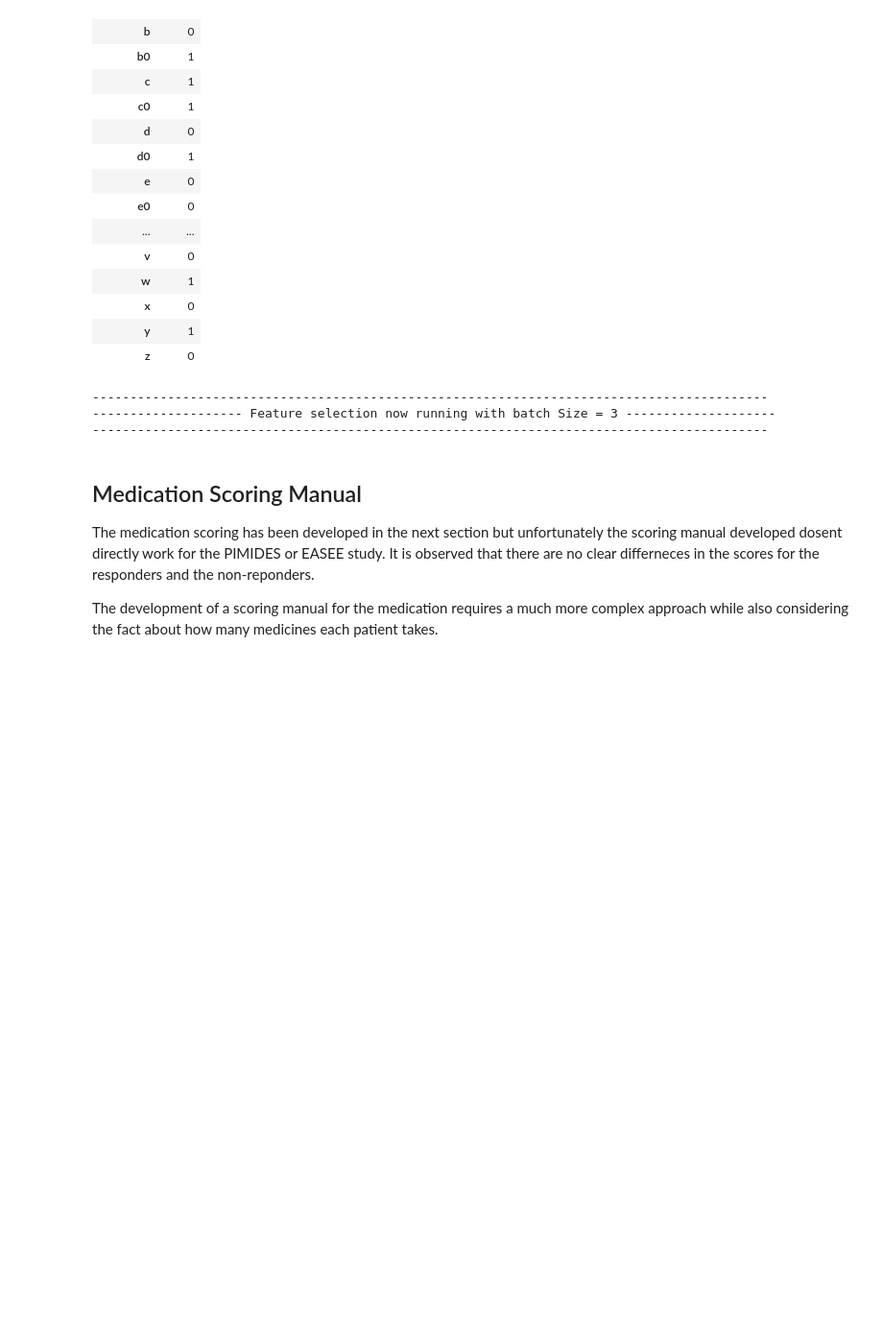
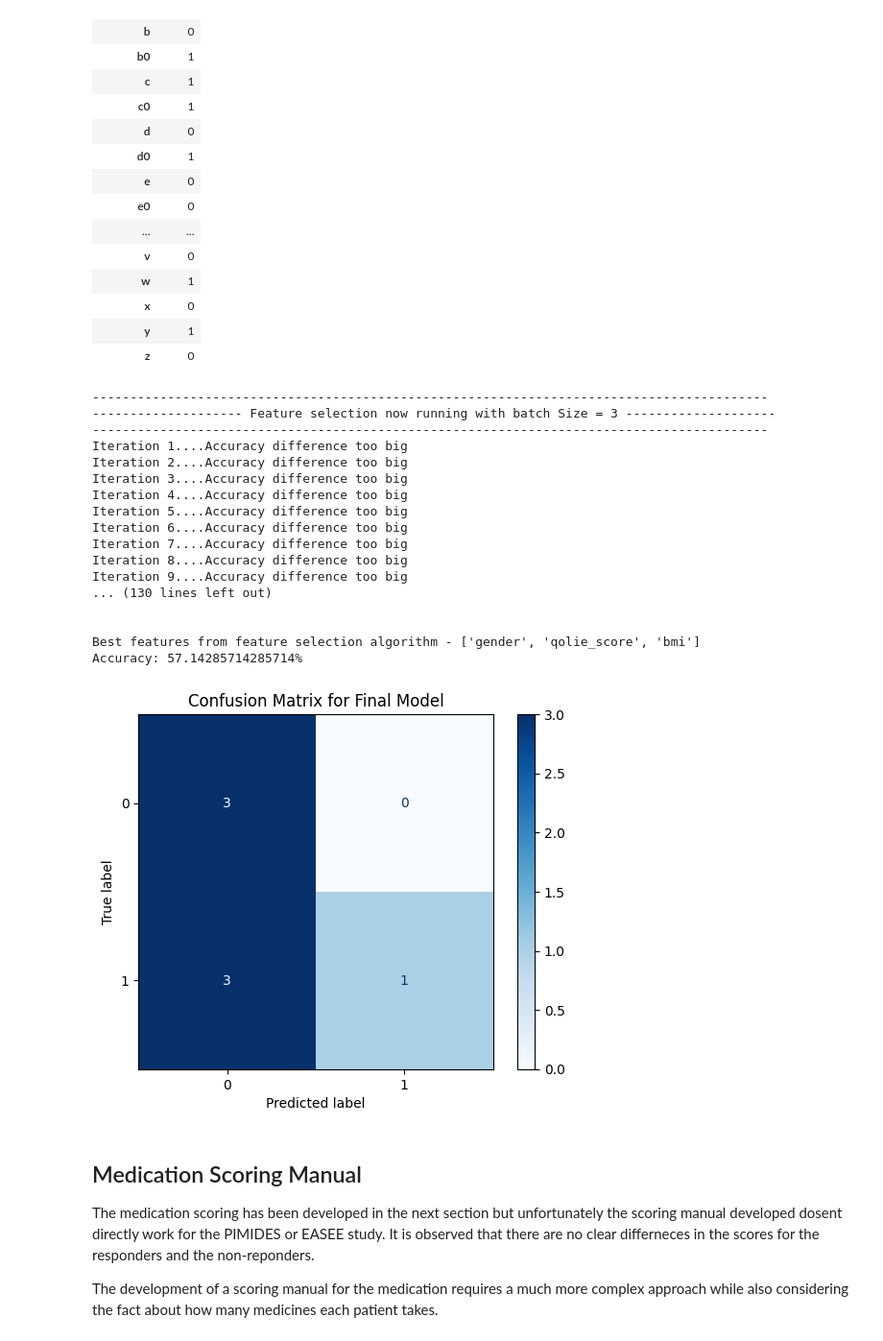
Before and after one commit to AbhirajDaddi/miism_precisis, a Jupyter notebook: xgb_data.ipynb, the cells around one changed output. Shown at 96% size. Cells and saved outputs as stored; diff of their text form; code cells hidden in the pictures; blank space fills up the shorter version.

```diff
--- a/xgb_data.ipynb
+++ b/xgb_data.ipynb
@@ -162,7 +162,7 @@ def feature_selection(batch_size):
         X_train, X_test, y_train, y_test = train_test_split(X, y, test_size=0.2, random_state=42)
 
         # Train the XGBoost classifier
-        classifier = XGBClassifier(n_estimators=128, max_depth=8, learning_rate=0.01, random_state=42)
+        classifier = XGBClassifier(n_estimators=128, max_depth=8, learning_rate=0.001, random_state=42)
         model = classifier.fit(X_train, y_train)
 
         # make predictions on training data
@@ -192,7 +192,11 @@ def feature_selection(batch_size):
         else:
             print(f'Iteration {i + 1}....Accuracy difference too big')
 
-    return best_features, best_accuracy_train, best_accuracy_test
+        # this loops makes sure that if none of the features give a good result then the loop is completely ignored
+        if (accuracy_train - accuracy_test) == 0 and features == None:
+            accuracy_difference = 100
+
+    return best_features, best_accuracy_train, best_accuracy_test, accuracy_difference
 # %%
 def call_feature_selection(batch_size_range):
     """A function used to call the feature selection function for different sets of batch size
@@ -213,10 +217,10 @@ def call_feature_selection(batch_size_range):
     # iterate through the range of batch size
     for i in batch_size_range:
         # call the main feature selection with current batch size
-        features, best_acc_train, best_acc_test = feature_selection(i)
-
+        features, best_acc_train, best_acc_test, acc_diff = feature_selection(i)
+        print(f'\nBest features and accuracy for batch size {i}: {features}\nAccuracy train = {best_acc_train:.4f}\nAccuracy test = {best_acc_test:.4f}\n')
         # compare the best results from the previous batch size and if the new results are better, save them
-        if (best_acc_train - best_acc_test) < curr_accuracy_diff:
+        if acc_diff < curr_accuracy_diff:
             final_features = features
             final_acc_train = best_acc_train
             final_acc_test = best_acc_test
@@ -226,33 +230,53 @@ def call_feature_selection(batch_size_range):
 # %%
 # set the batch size options for feature selection
 batch_size_list = [3,4,5]
 # call the feature selection fucntion with above batch size options
 final_best_features, final_best_acc_train, final_best_acc_test = call_feature_selection(batch_size_list)
 
 # Train the final XGBoost model using the best features
-X_final = df_merged[final_best_features]
-X_train_final, X_test_final, y_train_final, y_test_final = train_test_split(X_final, y, test_size=0.2)
+if final_best_features == None:
+    print('No acceptable features found...')
+else:
+    print(f'\nBest features from feature selection algorithm - {final_best_features}')
+    X_final = df_merged[list(final_best_features)]
+    y = df['status']
+    X_train_final, X_test_final, y_train_final, y_test_final = train_test_split(X_final, y, test_size=0.2)
 
-classifier = XGBClassifier(n_estimators=128, max_depth=8, learning_rate=0.01, random_state=42)
+    classifier = XGBClassifier(n_estimators=128, max_depth=8, learning_rate=0.01, random_state=42)
 
-model = classifier.fit(X_train_final, y_train_final)
-# Make predictions on the test set
-predictions = model.predict(X_test_final)
+    model = classifier.fit(X_train_final, y_train_final)
+    # Make predictions on the test set
+    predictions = model.predict(X_test_final)
 
-accuracy = accuracy_score(y_test_final, predictions)
-print(f"Accuracy: {accuracy*100}%")
+    accuracy = accuracy_score(y_test_final, predictions)
+    print(f"Accuracy: {accuracy*100}%")
 
-cm = confusion_matrix(y_test_final, predictions, labels=[0, 1])
-disp = ConfusionMatrixDisplay(cm)
+    cm = confusion_matrix(y_test_final, predictions, labels=[0, 1])
+    disp = ConfusionMatrixDisplay(cm)
 
-# plot the confusion matrxi
-disp.plot(cmap='Blues', values_format='d')
-plt.title('Confusion Matrix for Final Model')
-plt.show()
+    # plot the confusion matrxi
+    disp.plot(cmap='Blues', values_format='d')
+    plt.title('Confusion Matrix for Final Model')
+    plt.show()
 # %% [output]
 ------------------------------------------------------------------------------------------
 -------------------- Feature selection now running with batch Size = 3 --------------------
 ------------------------------------------------------------------------------------------
+Iteration 1....Accuracy difference too big
+Iteration 2....Accuracy difference too big
+Iteration 3....Accuracy difference too big
+Iteration 4....Accuracy difference too big
+Iteration 5....Accuracy difference too big
+Iteration 6....Accuracy difference too big
+Iteration 7....Accuracy difference too big
+Iteration 8....Accuracy difference too big
+Iteration 9....Accuracy difference too big
+... (130 lines left out)
+
+
+Best features from feature selection algorithm - ['gender', 'qolie_score', 'bmi']
+Accuracy: 57.14285714285714%
+[figure, added]
 # %% [markdown]
 ## Medication Scoring Manual
 
```
